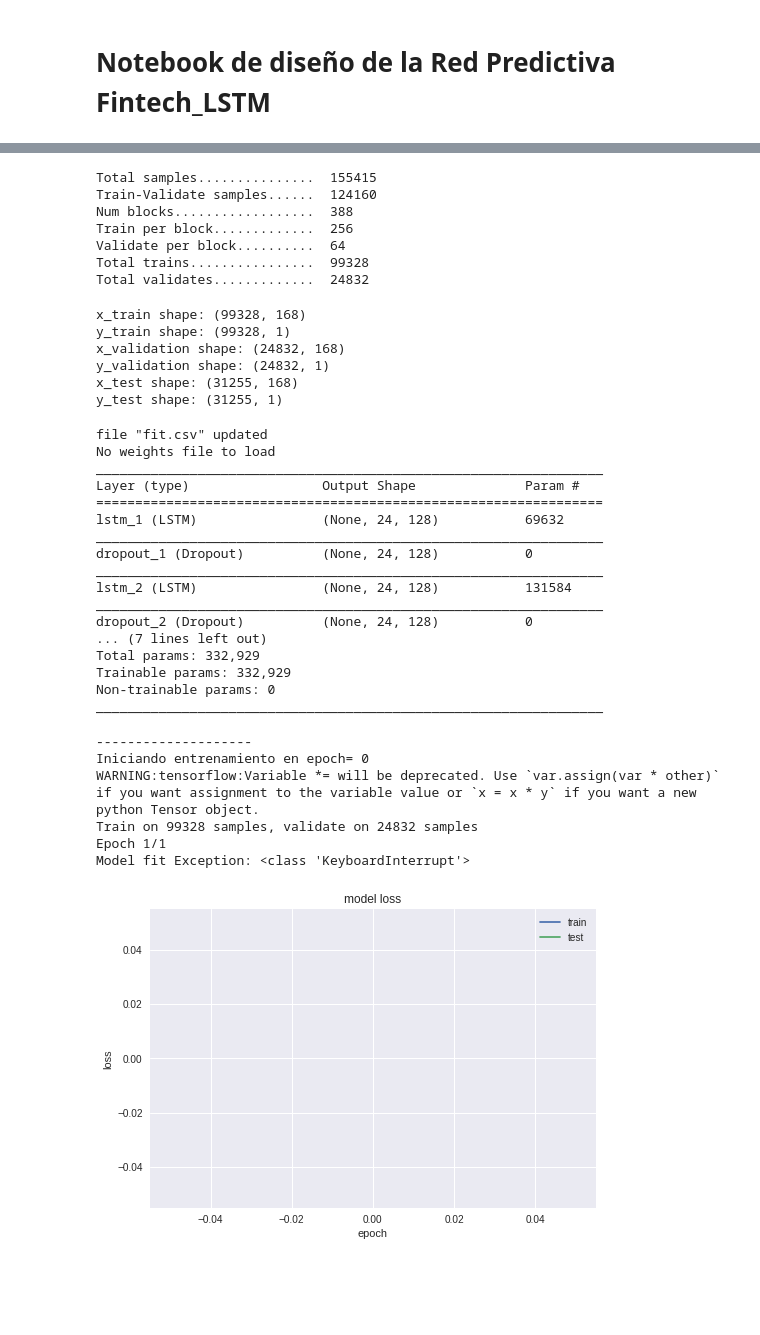
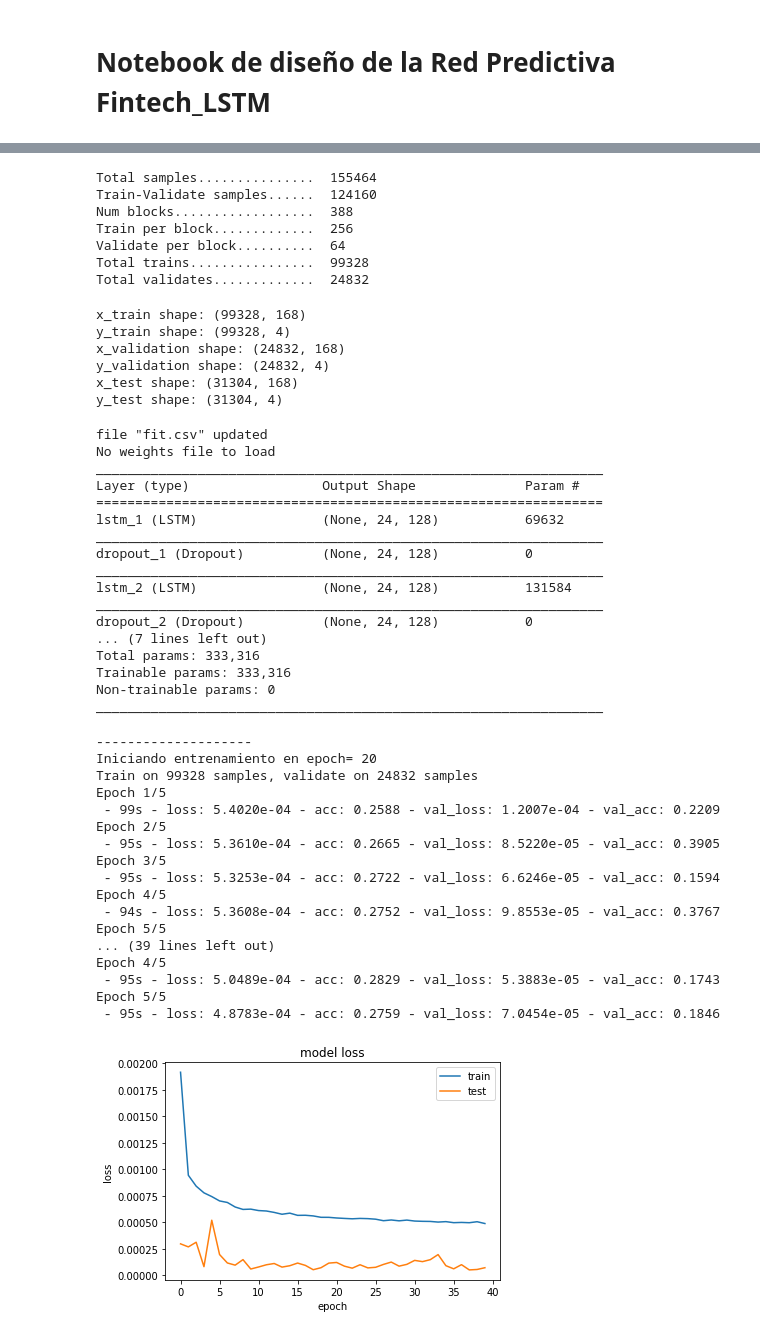
Before and after one commit to raulMrello/MachineLearning_for_Trading, a Jupyter notebook: FinTech_LSTM.ipynb, the cells around one changed output, grey strips where cells are left out. Cells and saved outputs as stored; diff of their text form; code cells hidden in the pictures; blank space fills up the shorter version.

```diff
--- a/FinTech_LSTM.ipynb
+++ b/FinTech_LSTM.ipynb
@@ -375,10 +357,10 @@ def series_to_supervised(df, num_inputs, num_outputs, n_in=1, n_out=1, dropnan=T
 
 # Creo columnas para las 24 muestras de entradas t-1, ..., t-48 y para las dos salidas t, t+1
 num_in_steps = 24
-forecast_wdow = 1
+num_out_steps = 4
 num_outputs = 1
 num_inputs = dfapp.shape[1] - num_outputs
-sts_df = series_to_supervised(dfapp, num_inputs, num_outputs, num_in_steps, forecast_wdow)
+sts_df = series_to_supervised(dfapp, num_inputs, num_outputs, num_in_steps, num_out_steps)
 print('Número de muestras total: ', sts_df.shape[0])
 sts_df.head()
 # %% [output]
@@ -409,7 +395,3 @@ plt.plot(sts_src['out(t+1)'][i:j],color='g')
 # %%
 ####################################################################################
 # PASO 8: Selecciono las columnas que se utilizarán en la red neuronal (para normalizarse)
-sts_df = sts_src.copy()
-num_outputs = 1
-num_out_steps = forecast_wdow
-sts_df.head()
@@ -424,13 +398,13 @@ sts_df.head()
 # %%
 ####################################################################################
 # PASO 9: Creo los scalers de cada columna seleccionada
-values = sts_df.values
+values = sts_src.values
 values = values.astype('float32')
 scaler = preprocessing.MinMaxScaler(feature_range=(-1, 1))
 values = scaler.fit_transform(values)
 
 # actualizo el dataframe
-sts_scaled = pd.DataFrame(data=values, columns=sts_df.columns, index=sts_df.index)
+sts_scaled = pd.DataFrame(data=values, columns=sts_src.columns, index=sts_src.index)
 sts_values = sts_scaled.values
 sts_scaled.head()
 # %% [output]
@@ -491,7 +473,7 @@ print('Validate per block.......... ', wf_validate)
 print('Total trains................ ', wf_train * num_blocks)
 print('Total validates............. ', wf_validate * num_blocks)
 # %% [output]
-Total samples...............  155415
+Total samples...............  155464
 Train-Validate samples......  124160
 Num blocks..................  388
 Train per block.............  256
@@ -540,11 +522,11 @@ print('x_test shape:', x_test.shape)
 print('y_test shape:', y_test.shape)
 # %% [output]
 x_train shape: (99328, 168)
-y_train shape: (99328, 1)
+y_train shape: (99328, 4)
 x_validation shape: (24832, 168)
-y_validation shape: (24832, 1)
-x_test shape: (31255, 168)
-y_test shape: (31255, 1)
+y_validation shape: (24832, 4)
+x_test shape: (31304, 168)
+y_test shape: (31304, 4)
 # %%
 ####################################################################################
 # PASO 12: Crea diferentes callbacks para su ejecución durante el proceso de entrenamiento
@@ -617,7 +599,7 @@ class FitLogger(keras.callbacks.Callback):
 # %%
 ####################################################################################
 # PASO 13: Elije el archivo en el que se guardarán los pesos del modelo entrenado
-file_weights = "model_weights_2910003.hdf5"
+file_weights = "model_weights_3010003.hdf5"
 # %%
 ####################################################################################
 # PASO 14: Crea el modelo de red neuronal
@@ -713,8 +695,8 @@ lstm_2 (LSTM)                (None, 24, 128)           131584
 _________________________________________________________________
 dropout_2 (Dropout)          (None, 24, 128)           0
 ... (7 lines left out)
-Total params: 332,929
-Trainable params: 332,929
+Total params: 333,316
+Trainable params: 333,316
 Non-trainable params: 0
 _________________________________________________________________
 # %%
@@ -724,42 +706,51 @@ epoch_count = 0
 # %%
 ####################################################################################
 # PASO 16: Realiza el entrenamiento de la red
-num_epochs = 1
-nb_epoch = 1
+num_epochs = 20
+nb_epoch = 5
 
 try:
   # ejecuta cada 'nb_epoch' hasta un total de 'num_epochs'
   for i in range(0, num_epochs, nb_epoch):
     print('\r\n--------------------\r\nIniciando entrenamiento en epoch=',epoch_count)
-    # ejecuta para cada grupo del walk-forward
-    wf_groups = x_train.shape[0]
     train_x = x_train.reshape(x_train.shape[0], num_in_steps, num_inputs)
     train_y = y_train.reshape(y_train.shape[0], num_out_steps * num_outputs)
     validation_x = x_validation.reshape(x_validation.shape[0], num_in_steps, num_inputs)
     validation_y = y_validation.reshape(y_validation.shape[0], num_out_steps * num_outputs)
     history = model.fit(train_x, train_y, epochs=nb_epoch, batch_size=batch_size, callbacks=callbacks_list, validation_data=(validation_x,validation_y), verbose=2, shuffle=True)
     epoch_count += nb_epoch
 except:
   print('Model fit Exception:', sys.exc_info()[0])
 
 
 
 # visualizo el resultado de la ejecución de la celda actual
 plt.plot(callbacks_list[1].loss[:])
 plt.plot(callbacks_list[1].val_loss[:])
 plt.title('model loss')
 plt.ylabel('loss')
 plt.xlabel('epoch')
 plt.legend(['train', 'test'], loc='upper right')
 plt.show()
 # %% [output]
 --------------------
-Iniciando entrenamiento en epoch= 0
-WARNING:tensorflow:Variable *= will be deprecated. Use `var.assign(var * other)` if you want assignment to the variable value or `x = x * y` if you want a new python Tensor object.
+Iniciando entrenamiento en epoch= 20
 Train on 99328 samples, validate on 24832 samples
-Epoch 1/1
-Model fit Exception: <class 'KeyboardInterrupt'>
+Epoch 1/5
+ - 99s - loss: 5.4020e-04 - acc: 0.2588 - val_loss: 1.2007e-04 - val_acc: 0.2209
+Epoch 2/5
+ - 95s - loss: 5.3610e-04 - acc: 0.2665 - val_loss: 8.5220e-05 - val_acc: 0.3905
+Epoch 3/5
+ - 95s - loss: 5.3253e-04 - acc: 0.2722 - val_loss: 6.6246e-05 - val_acc: 0.1594
+Epoch 4/5
+ - 94s - loss: 5.3608e-04 - acc: 0.2752 - val_loss: 9.8553e-05 - val_acc: 0.3767
+Epoch 5/5
+... (39 lines left out)
+Epoch 4/5
+ - 95s - loss: 5.0489e-04 - acc: 0.2829 - val_loss: 5.3883e-05 - val_acc: 0.1743
+Epoch 5/5
+ - 95s - loss: 4.8783e-04 - acc: 0.2759 - val_loss: 7.0454e-05 - val_acc: 0.1846
-[figure, old version]
+[figure, new version]
 # %%
 if ENABLE_GOOGLE_COLAB:
   files.download(file_weights)
```
Also changed, not shown: parts of 27 cells of this notebook, 27 other files.
